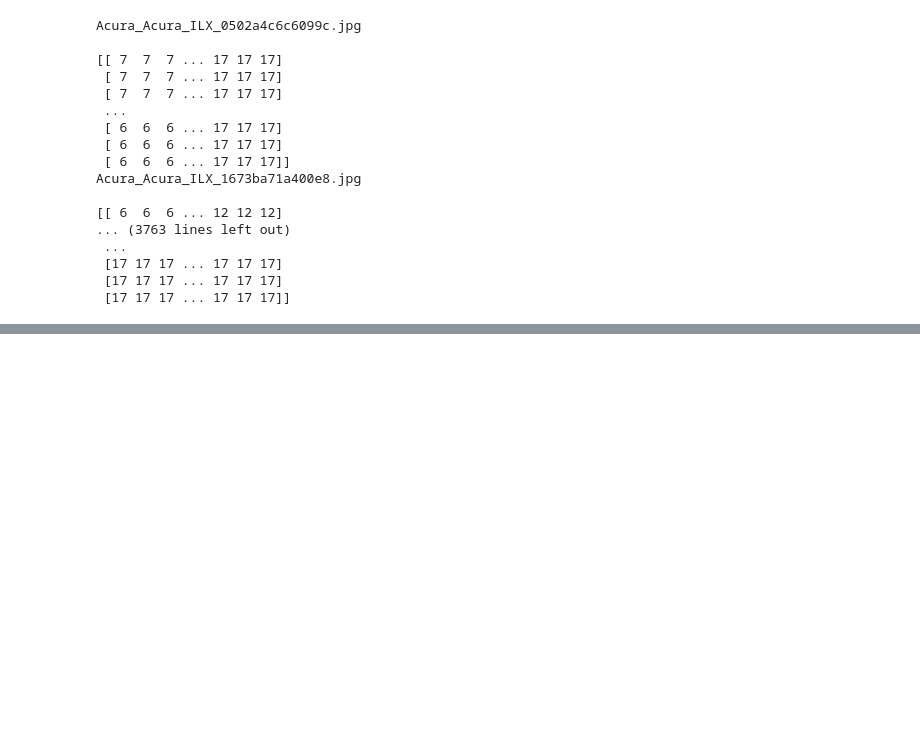
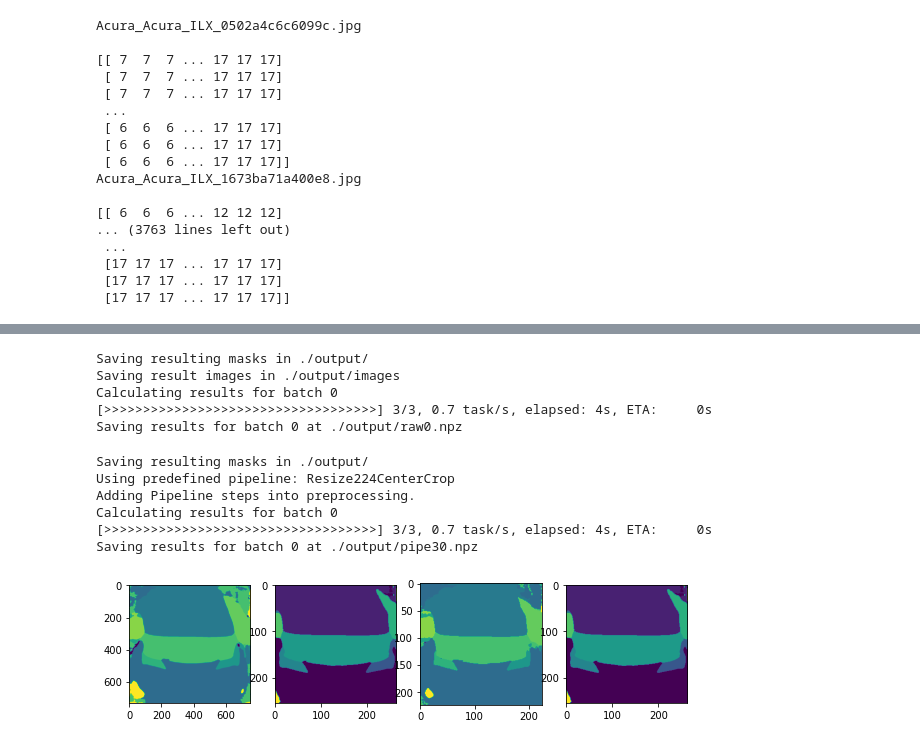
Before and after one commit to L1nusB/XAI-Vehicle-Classification, a Jupyter notebook: notebooks/SegmentationWork.ipynb, the cells around one changed output, grey strips where cells are left out. Saved outputs shown, nothing was run; the diff lists cells and outputs as text; code cells hidden in the pictures; blank space fills up the shorter version.

Commit message:
PrePipeline can now be applied

```diff
--- a/notebooks/SegmentationWork.ipynb
+++ b/notebooks/SegmentationWork.ipynb
@@ -297,0 +318,28 @@ Acura_Acura_ILX_1673ba71a400e8.jpg
+# %%
+r = new_gen_seg.main([imgRoot, configSeg, checkpointSeg, '--ann-file', annfile, '--types', 'images','masks' , '-s', 'raw.npz'])
+# %% [output]
+Saving resulting masks in ./output/
+Saving result images in ./output/images
+Calculating results for batch 0
+[>>>>>>>>>>>>>>>>>>>>>>>>>>>>>>>>>>>] 3/3, 0.7 task/s, elapsed: 4s, ETA:     0s
+Saving results for batch 0 at ./output/raw0.npz
+# %%
+s = new_gen_seg.main([imgRoot, configSeg, checkpointSeg, '--ann-file', annfile,
+                      '-s','pipe3.npz', '-p', 'pre','Resize224CenterCrop', 'cls'])
+# %% [output]
+Saving resulting masks in ./output/
+Using predefined pipeline: Resize224CenterCrop
+Adding Pipeline steps into preprocessing.
+Calculating results for batch 0
+[>>>>>>>>>>>>>>>>>>>>>>>>>>>>>>>>>>>] 3/3, 0.7 task/s, elapsed: 4s, ETA:     0s
+Saving results for batch 0 at ./output/pipe30.npz
+# %%
+with np.load('output/raw0.npz') as r, np.load('output/pipe0.npz') as p, np.load('output/pipe20.npz') as p2, np.load('output/pipe30.npz') as p3, open('output/split0.txt') as t:
+    lines = [line.strip() for line in t]
+    fig, ax = plt.subplots(1,4, figsize=(10,5))
+    ax[0].imshow(r[lines[0]])
+    ax[1].imshow(p[lines[0]])
+    ax[2].imshow(p2[lines[0]])
+    ax[3].imshow(p3[lines[0]])
+# %% [output]
+[figure, added]
```
Also changed, not shown: parts of 1 cell of this notebook, 4 other files.
